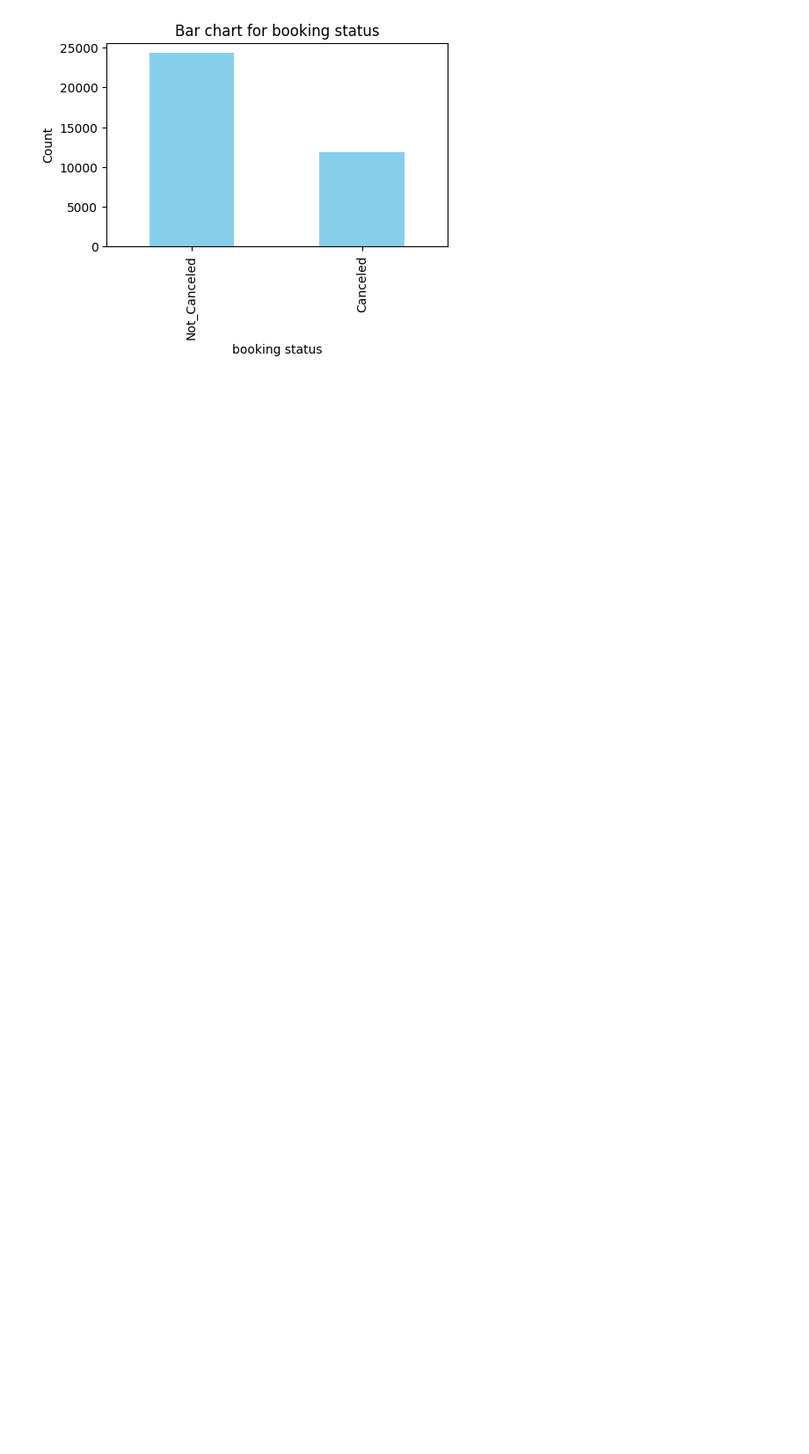
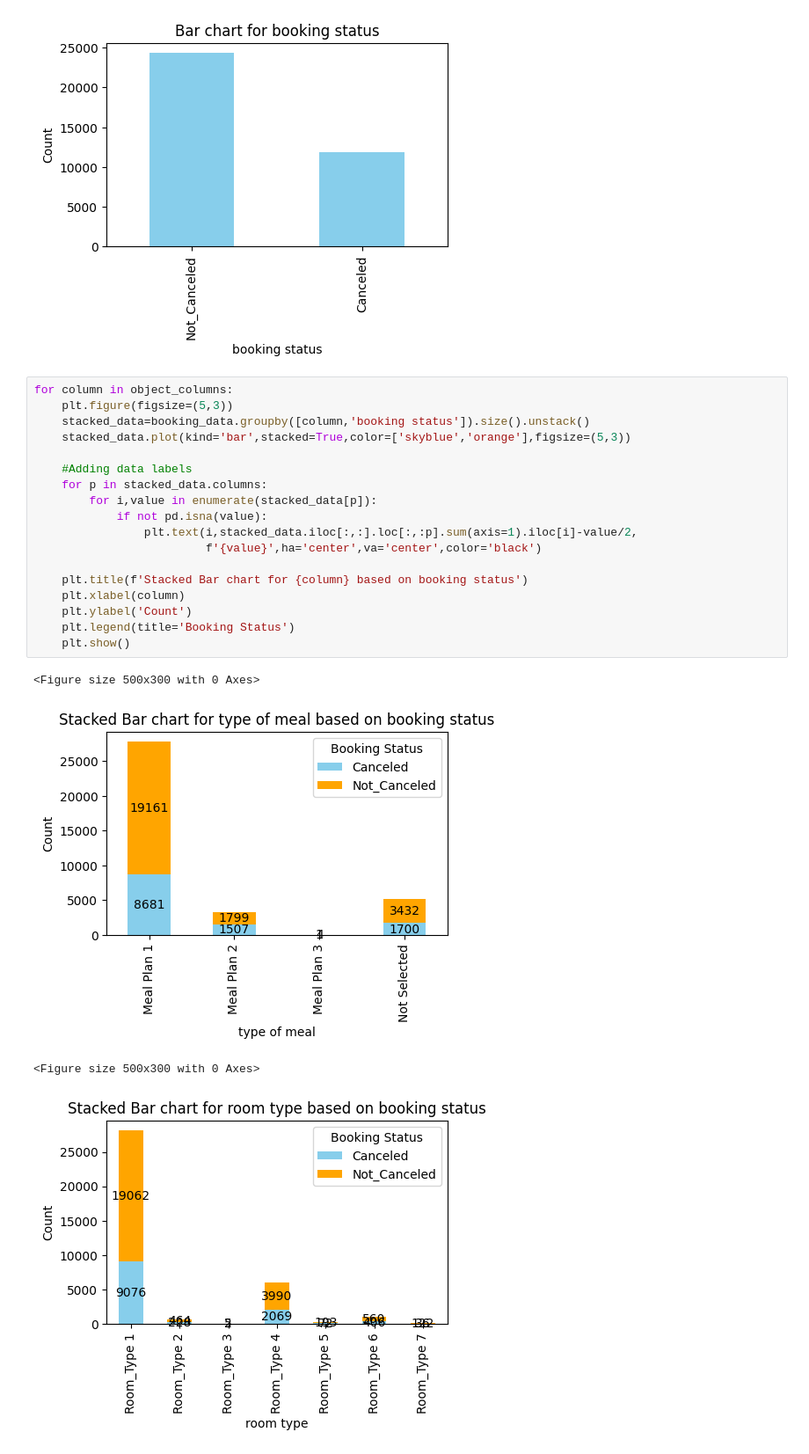
Before and after one commit to BenRoshan100/Booking-Cancellation-Prediction, a Jupyter notebook: booking_eda.ipynb, the cells around one changed output. Shown at 88% size. Cells and saved outputs as stored; diff of their text form; blank space fills up the shorter version.

```diff
--- a/booking_eda.ipynb
+++ b/booking_eda.ipynb
@@ -52,3 +52,26 @@ for column in object_columns:
 [figure]
 [figure]
 [figure]
+# %%
+for column in object_columns:
+    plt.figure(figsize=(5,3))
+    stacked_data=booking_data.groupby([column,'booking status']).size().unstack()
+    stacked_data.plot(kind='bar',stacked=True,color=['skyblue','orange'],figsize=(5,3))
+
+    #Adding data labels
+    for p in stacked_data.columns:
+        for i,value in enumerate(stacked_data[p]):
+            if not pd.isna(value):
+                plt.text(i,stacked_data.iloc[:,:].loc[:,:p].sum(axis=1).iloc[i]-value/2,
+                         f'{value}',ha='center',va='center',color='black')
+
+    plt.title(f'Stacked Bar chart for {column} based on booking status')
+    plt.xlabel(column)
+    plt.ylabel('Count')
+    plt.legend(title='Booking Status')
+    plt.show()
+# %% [output]
+<Figure size 500x300 with 0 Axes>
+[figure, added]
+<Figure size 500x300 with 0 Axes>
+[figure, added]
```
Also changed, not shown: parts of 3 cells of this notebook.
